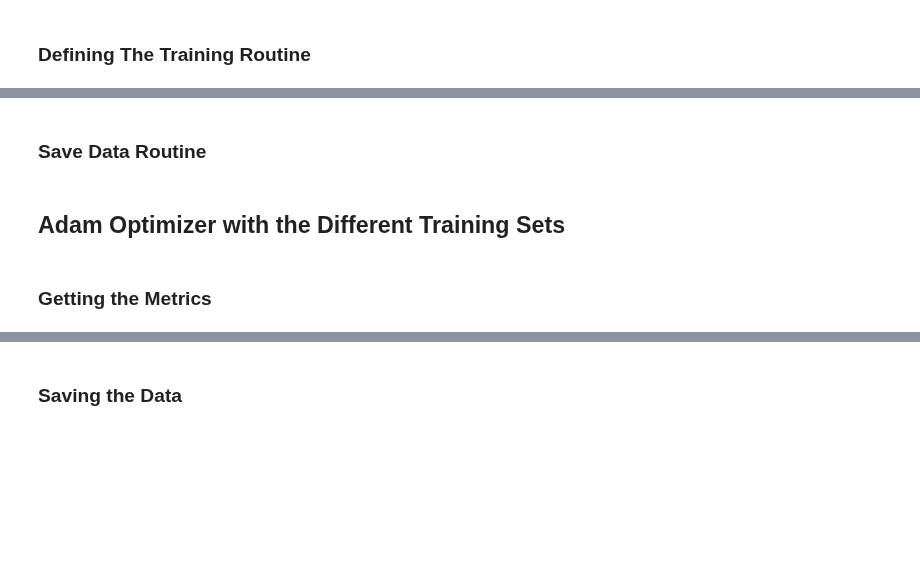
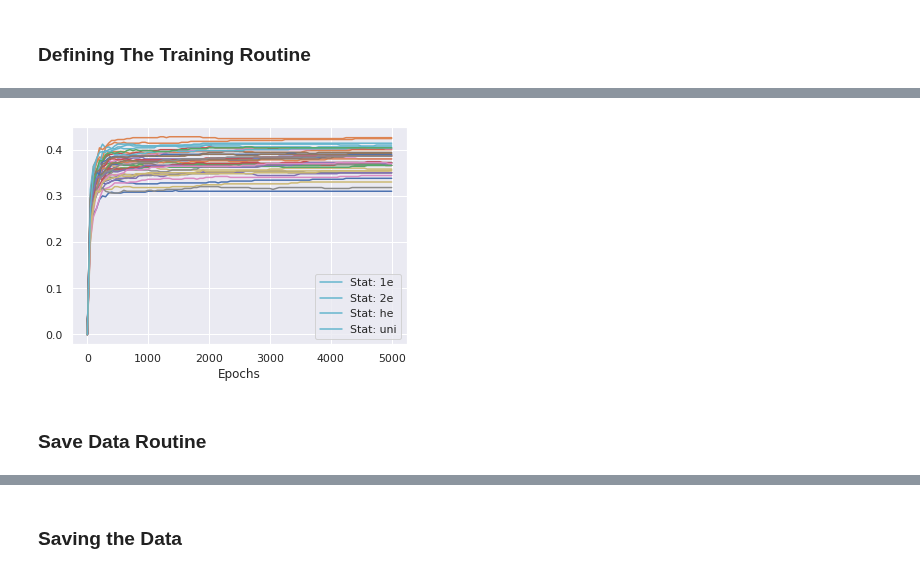
Before and after one commit to apra93/leabra-tf, a Jupyter notebook: docs/source/notebooks/0.5.1-Adam-With-Non-Uniform-Task-Statistics.ipynb, the cells around one changed output, grey strips where cells are left out. Cells and saved outputs as stored; diff of their text form; code cells hidden in the pictures; blank space fills up the shorter version.

```diff
--- a/docs/source/notebooks/0.5.1-Adam-With-Non-Uniform-Task-Statistics.ipynb
+++ b/docs/source/notebooks/0.5.1-Adam-With-Non-Uniform-Task-Statistics.ipynb
@@ -158,7 +158,7 @@ stats_dict = pdict({name : stat for name, stat in zip(test_names, stats)})
 
 # Testing Set experiment configurations
 testing_set_configs = pdict({name : default_nb_config(line_stats=stat,
-                                                      batch_size=test_batch_size,
+                                                      batch_size=cfg.n_test,
                                                       n_samples=cfg.n_test,
                                                       _name=name)
                             for name, stat in stats_dict.items()})
@@ -388,7 +385,7 @@ Let's define a function that runs the training routine and accepts the number of
 def train_stats(sess,
                 lr=cfg.lr,
                 epochs=cfg.epochs,
-                train_op=optimizer_dict.Adam,
+                train_op=optimizer_dict[cfg.optimizer],
                 init_ops=None,
                 n_train=training_set_config.n_train,
                 n_val=25):
@@ -488,0 +565,8 @@ def exp_stats(epochs=cfg.epochs,
+# %%
+%%time
+sgd_train_metrics, sgd_test_metrics = exp_stats(
+    epochs=5000,
+    n_models=10,
+    n_val=20,
+    lr=0.01,
+    optimizer='sgd')
@@ -488,0 +591,17 @@ def exp_stats(epochs=cfg.epochs,
+# %%
+dryrun = True
+
+sgd_file_names = ['sgd_train_metrics.pickle', 'sgd_test_metrics.pickle']
+sgd_file_paths = [exp_dir / file for file in sgd_file_names]
+sgd_data = [sgd_train_metrics, sgd_test_metrics]
+
+for i, file in enumerate(sgd_file_paths):
+    if not dryrun:
+        if not file.exists():
+            file.touch()
+        assert file.exists()
+        with open(str(file), 'wb') as fp:
+            pickle.dump(sgd_data[i], fp, protocol=2)
+        print('Wrote to file {0}'.format(str(file)))
+    else:
+        print('Dryrun: did not write to file {0}'.format(str(file)))
@@ -488,0 +614,18 @@ def exp_stats(epochs=cfg.epochs,
+# %%
+met = 'sm_acc'
+for test_stat in test_names:
+    for i, model in enumerate(adam_test_metrics):
+        plt.plot(model[test_stat]['epoch'],
+                 model[test_stat][met],
+                 label='Stat: {}'.format(test_stat),
+                )
+
+handles, labels = plt.gca().get_legend_handles_labels()
+by_label = dict(zip(labels, handles))
+plt.legend(by_label.values(), by_label.keys())
+
+plt.xlabel('Epochs')
+# plt.legend()
+plt.show()
+# %% [output]
+[figure, added]
@@ -537,7 +791,3 @@ def exp_stats(epochs=cfg.epochs,
 #             print("Dryrun: (Not) Saved df to '{0}'".format(str(exp_file)))
 #     else:
 #         print("File '{0}' present, skipping.".format(str(exp_file)))
-# %% [markdown]
-## Adam Optimizer with the Different Training Sets
-# %% [markdown]
-### Getting the Metrics
```
Also changed, not shown: parts of 18 cells of this notebook, 1 other file.
